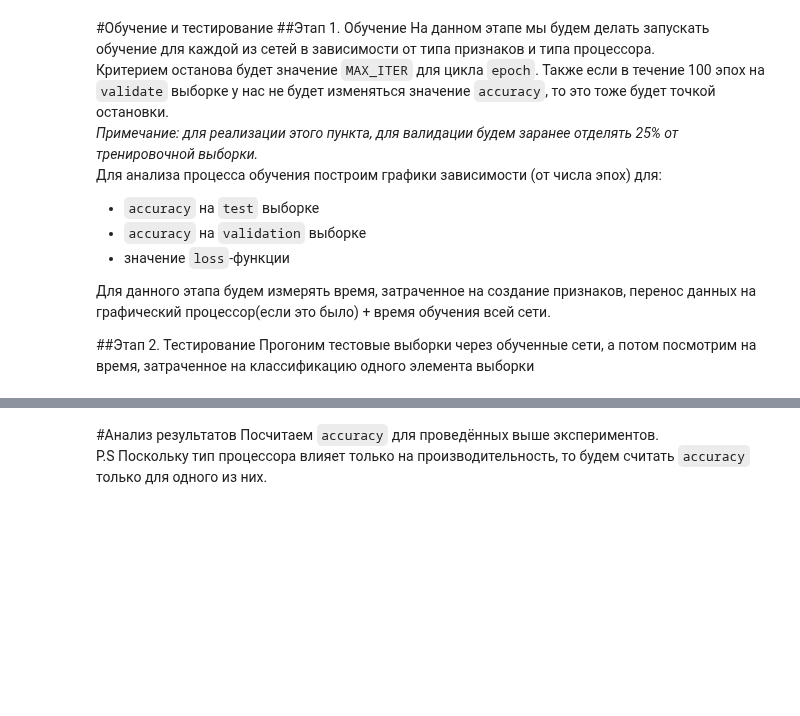
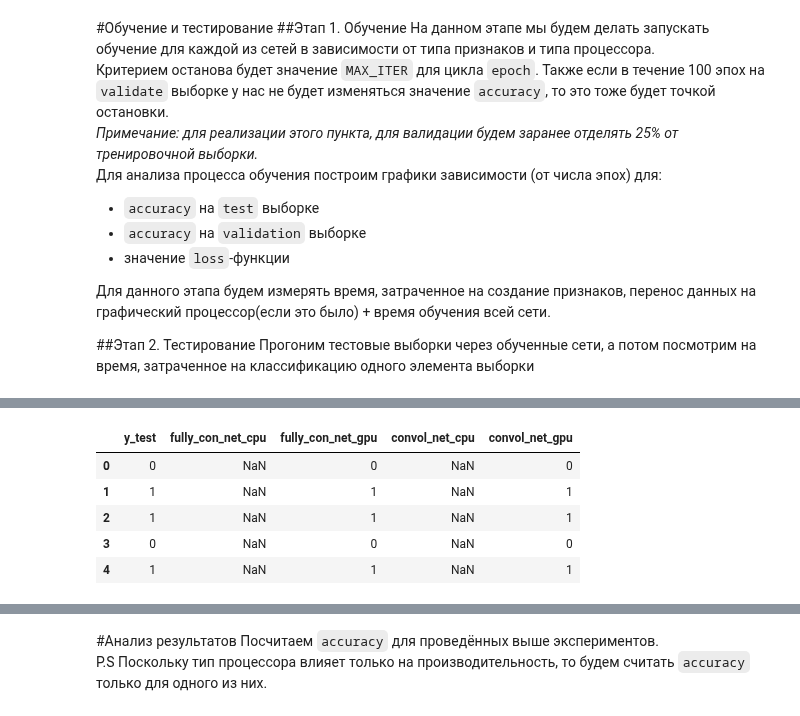
Before and after one commit to Kat-ies/Coursework, a Jupyter notebook: Neural_network_face_classificaion.ipynb, the cells around one changed output, grey strips where cells are left out. Saved outputs shown, nothing was run; the diff lists cells and outputs as text; code cells hidden in the pictures; blank space fills up the shorter version.

```diff
--- a/Neural_network_face_classificaion.ipynb
+++ b/Neural_network_face_classificaion.ipynb
@@ -360,0 +398,9 @@ net_time_df.to_csv(os.path.join(PATH, 'Dataframes', 'net_time_df.csv'))
+# %%
+matrix_net_df[:5]
+# %% [output]
+|  | y_test | fully_con_net_cpu | fully_con_net_gpu | convol_net_cpu | convol_net_gpu |
+| 0 | 0 | NaN | 0 | NaN | 0 |
+| 1 | 1 | NaN | 1 | NaN | 1 |
+| 2 | 1 | NaN | 1 | NaN | 1 |
+| 3 | 0 | NaN | 0 | NaN | 0 |
+| 4 | 1 | NaN | 1 | NaN | 1 |
```
Also changed, not shown: parts of 16 cells of this notebook.
